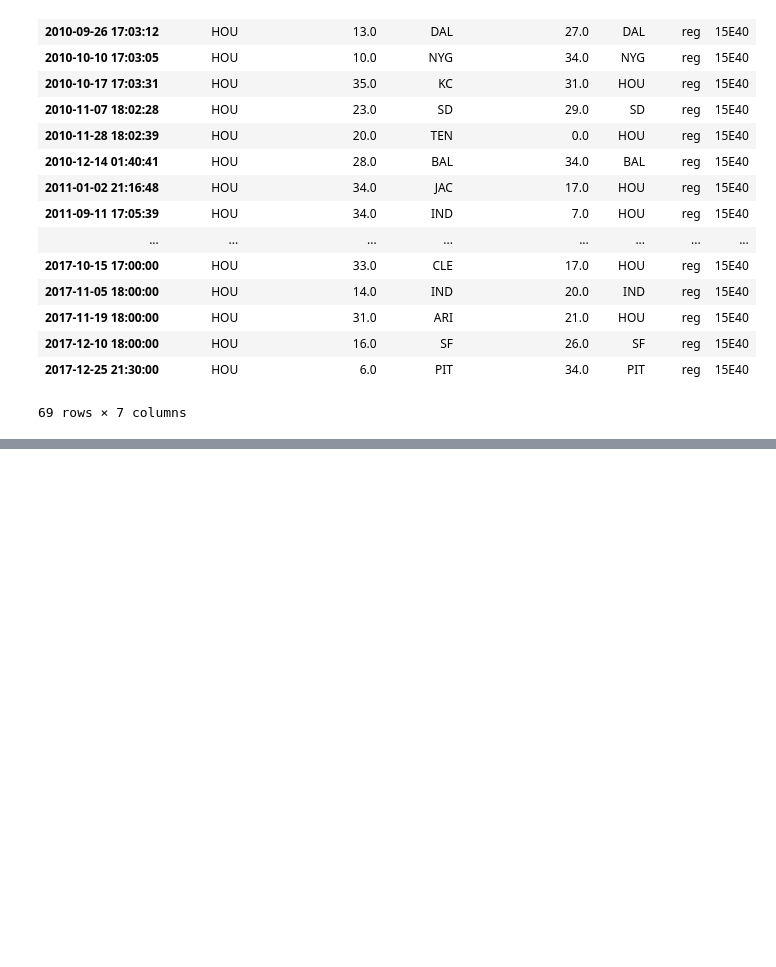
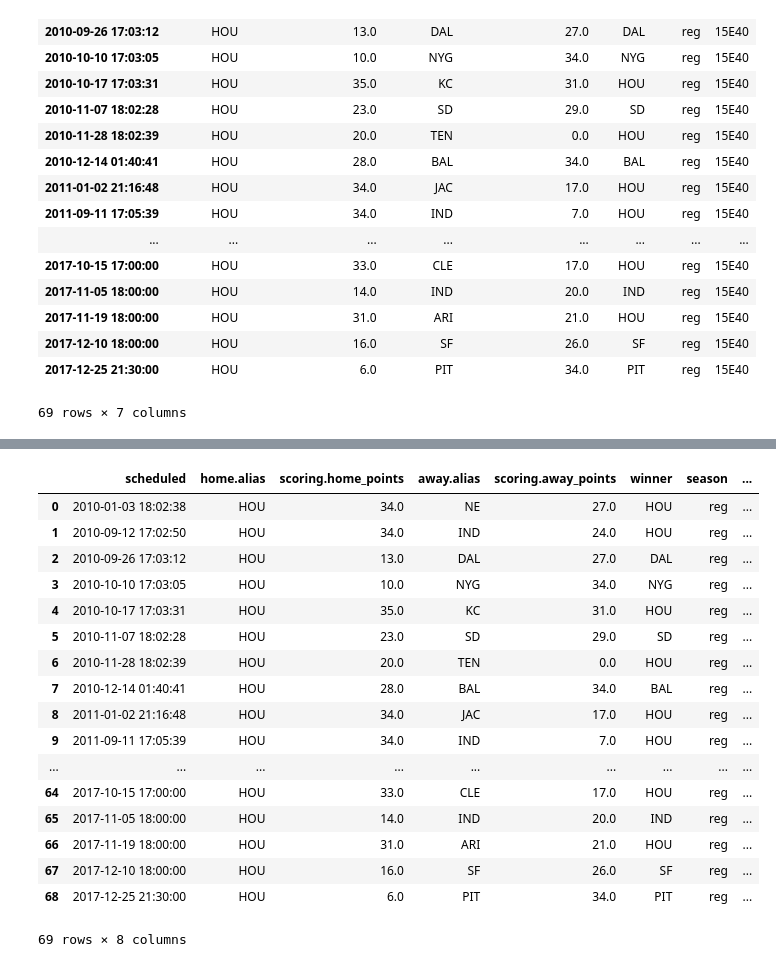
Before and after one commit to franksalas/Crime-Analysis, a Jupyter notebook: data_wrangling/Houston_Sports_Data/beat_15E40_Texan-Dux.ipynb, the cells around one changed output, grey strips where cells are left out. Drawn from its saved outputs; the diff is of its cells as text; code cells hidden in the pictures; blank space fills up the shorter version.

Commit message:
data processing variation, need sleepy

```diff
--- a/data_wrangling/Houston_Sports_Data/beat_15E40_Texan-Dux.ipynb
+++ b/data_wrangling/Houston_Sports_Data/beat_15E40_Texan-Dux.ipynb
@@ -107,0 +107,23 @@ hou_rockets_10_17_reg_clean.csv*  UH_10H50.csv*
+# %%
+tes = pd.read_csv('sports_data_clean/Tex_15E40.csv')
+# %%
+tes
+# %% [output]
+|  | scheduled | home.alias | scoring.home_points | away.alias | scoring.away_points | winner | season | ... |
+| 0 | 2010-01-03 18:02:38 | HOU | 34.0 | NE | 27.0 | HOU | reg | ... |
+| 1 | 2010-09-12 17:02:50 | HOU | 34.0 | IND | 24.0 | HOU | reg | ... |
+| 2 | 2010-09-26 17:03:12 | HOU | 13.0 | DAL | 27.0 | DAL | reg | ... |
+| 3 | 2010-10-10 17:03:05 | HOU | 10.0 | NYG | 34.0 | NYG | reg | ... |
+| 4 | 2010-10-17 17:03:31 | HOU | 35.0 | KC | 31.0 | HOU | reg | ... |
+| 5 | 2010-11-07 18:02:28 | HOU | 23.0 | SD | 29.0 | SD | reg | ... |
+| 6 | 2010-11-28 18:02:39 | HOU | 20.0 | TEN | 0.0 | HOU | reg | ... |
+| 7 | 2010-12-14 01:40:41 | HOU | 28.0 | BAL | 34.0 | BAL | reg | ... |
+| 8 | 2011-01-02 21:16:48 | HOU | 34.0 | JAC | 17.0 | HOU | reg | ... |
+| 9 | 2011-09-11 17:05:39 | HOU | 34.0 | IND | 7.0 | HOU | reg | ... |
+| ... | ... | ... | ... | ... | ... | ... | ... | ... |
+| 64 | 2017-10-15 17:00:00 | HOU | 33.0 | CLE | 17.0 | HOU | reg | ... |
+| 65 | 2017-11-05 18:00:00 | HOU | 14.0 | IND | 20.0 | IND | reg | ... |
+| 66 | 2017-11-19 18:00:00 | HOU | 31.0 | ARI | 21.0 | HOU | reg | ... |
+| 67 | 2017-12-10 18:00:00 | HOU | 16.0 | SF | 26.0 | SF | reg | ... |
+| 68 | 2017-12-25 21:30:00 | HOU | 6.0 | PIT | 34.0 | PIT | reg | ... |
+69 rows × 8 columns
```
Also changed, not shown: parts of 2 cells of this notebook, 38 other files.
